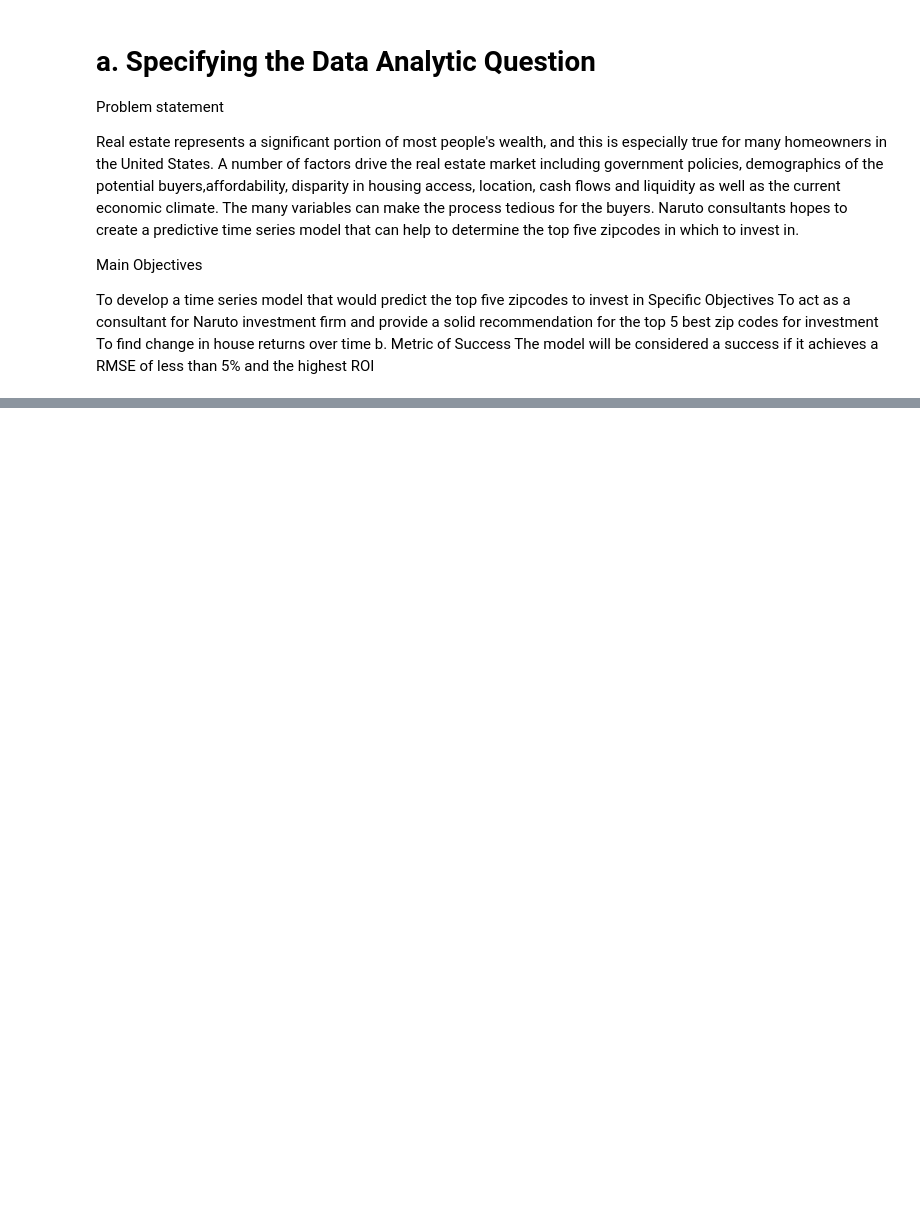
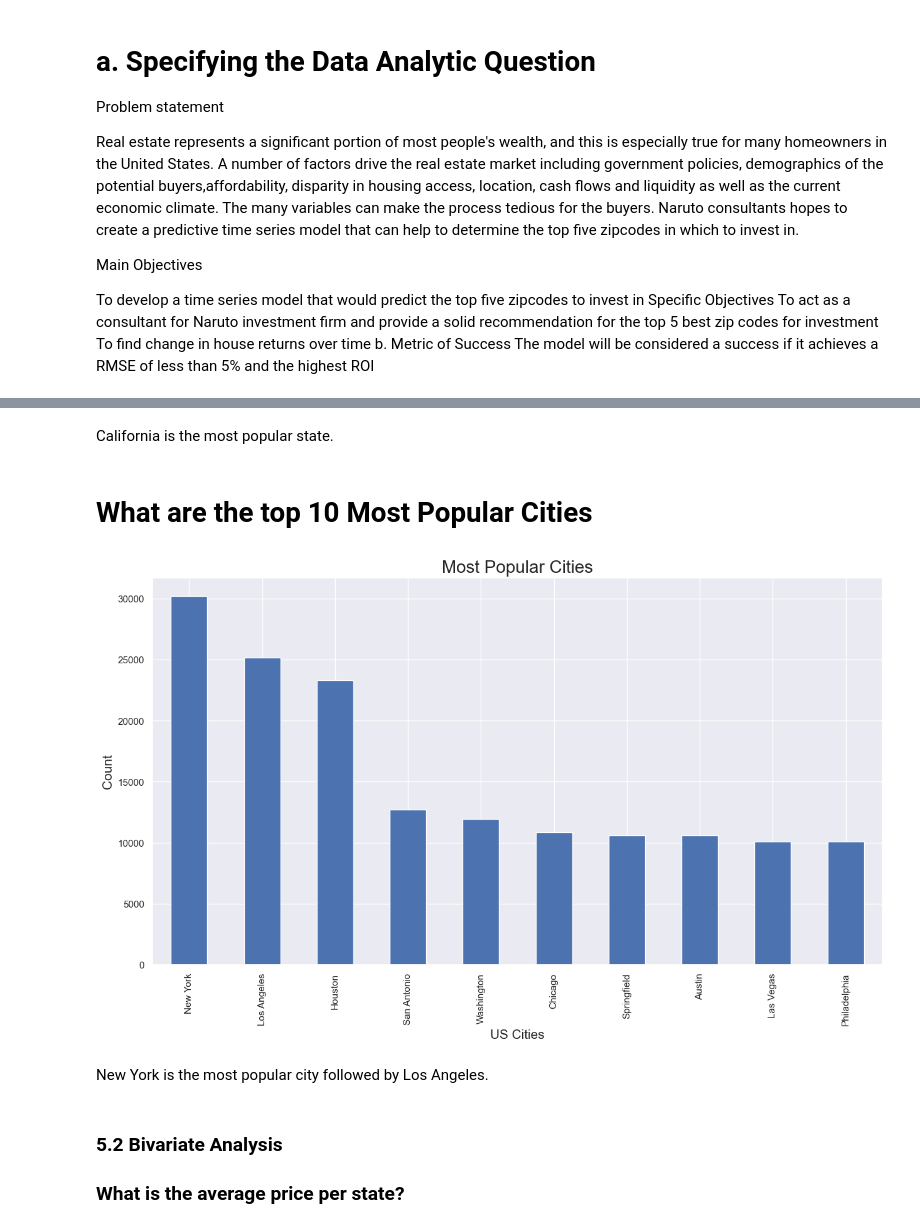
Before and after one commit to mutungu/time-series-analysis, a Jupyter notebook: Untitled.ipynb, the cells around one changed output, grey strips where cells are left out. Saved outputs shown, nothing was run; the diff lists cells and outputs as text; code cells hidden in the pictures; blank space fills up the shorter version.

```diff
--- a/Untitled.ipynb
+++ b/Untitled.ipynb
@@ -40,0 +357,18 @@ This Dataset was obtained from Zillow website and comprises of 14723 rows and 27
+# %% [markdown]
+California is the most popular state.
+# %% [markdown]
+# What are the top 10 Most Popular Cities
+# %%
+# plotting the most popular cities in the dataset
+plt.figure(figsize=(15,8))
+data.City.value_counts()[:10].plot(kind="bar")
+plt.xlabel("US Cities",fontsize=15)
+plt.ylabel("Count",fontsize=15)
+plt.title("Most Popular Cities",fontsize=20);
+# %% [output]
+[figure, added]
+# %% [markdown]
+New York is the most popular city followed by Los Angeles.
+# %% [markdown]
+### 5.2 **Bivariate Analysis**
+### **What is the average price per state?**
```
Also changed, not shown: parts of 54 cells of this notebook.
